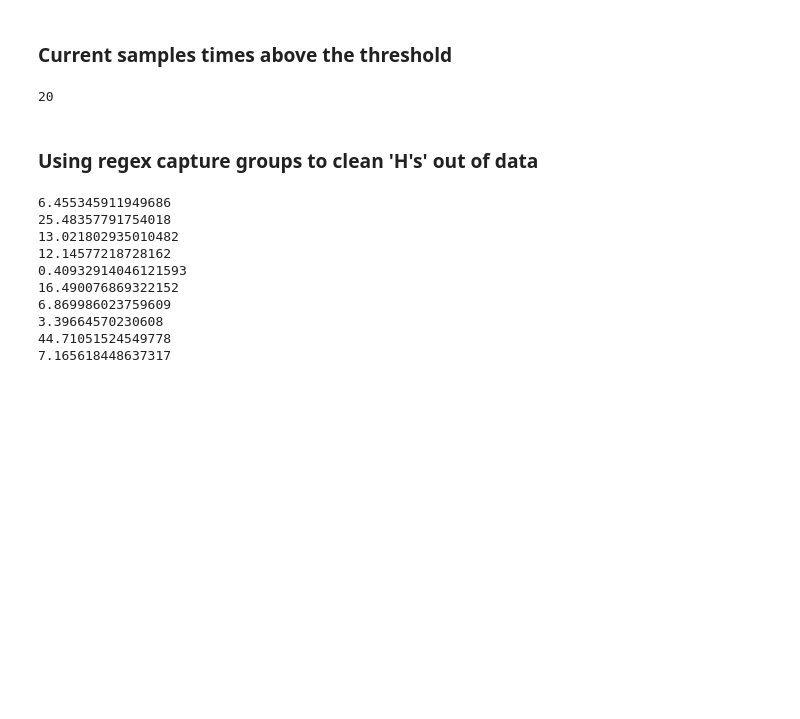
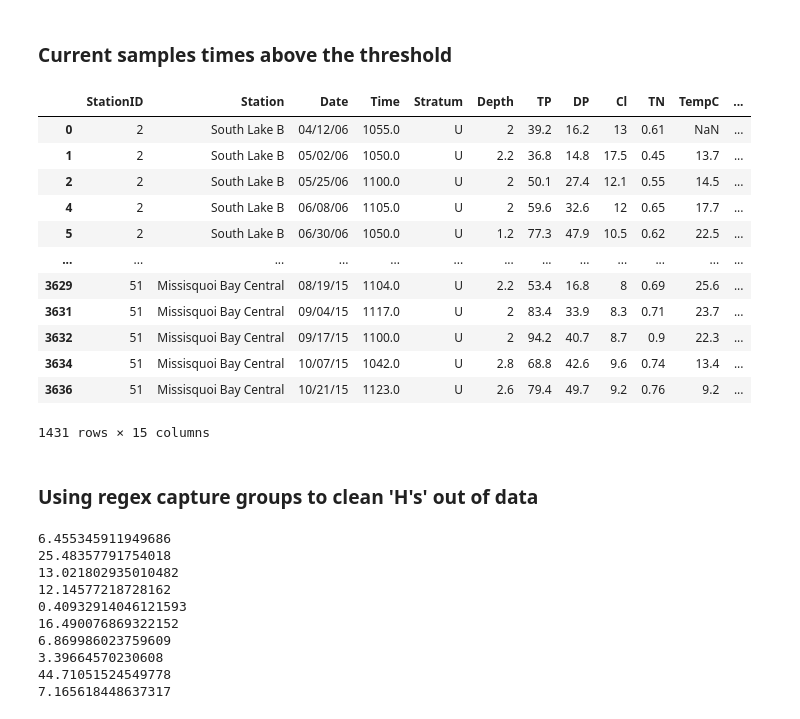
Before and after one commit to timolary/cyanobac-ml, a Jupyter notebook: Cyanobacteria_SVM.ipynb, the cells around one changed output. Cells and saved outputs as stored; diff of their text form; code cells hidden in the pictures; blank space fills up the shorter version.

```diff
--- a/Cyanobacteria_SVM.ipynb
+++ b/Cyanobacteria_SVM.ipynb
@@ -15,11 +15,23 @@ target[threshold] = 1
 ds1['target'] = pd.Series(target)
 # ds1 = ds1.dropna(axis=0, how='any')
 ds1 = ds1.dropna(axis=0, subset = ['NP_Cya_bio'])
-# %%
-t = np.where(ds1['target'] == 1.0)
-len(ds1.iloc[t])
-# %% [output]
-20
+# %%
+# 1
+ds1
+# %% [output]
+|  | StationID | Station | Date | Time | Stratum | Depth | TP | DP | Cl | TN | TempC | ... |
+| 0 | 2 | South Lake B | 04/12/06 | 1055.0 | U | 2 | 39.2 | 16.2 | 13 | 0.61 | NaN | ... |
+| 1 | 2 | South Lake B | 05/02/06 | 1050.0 | U | 2.2 | 36.8 | 14.8 | 17.5 | 0.45 | 13.7 | ... |
+| 2 | 2 | South Lake B | 05/25/06 | 1100.0 | U | 2 | 50.1 | 27.4 | 12.1 | 0.55 | 14.5 | ... |
+| 4 | 2 | South Lake B | 06/08/06 | 1105.0 | U | 2 | 59.6 | 32.6 | 12 | 0.65 | 17.7 | ... |
+| 5 | 2 | South Lake B | 06/30/06 | 1050.0 | U | 1.2 | 77.3 | 47.9 | 10.5 | 0.62 | 22.5 | ... |
+| ... | ... | ... | ... | ... | ... | ... | ... | ... | ... | ... | ... | ... |
+| 3629 | 51 | Missisquoi Bay Central | 08/19/15 | 1104.0 | U | 2.2 | 53.4 | 16.8 | 8 | 0.69 | 25.6 | ... |
+| 3631 | 51 | Missisquoi Bay Central | 09/04/15 | 1117.0 | U | 2 | 83.4 | 33.9 | 8.3 | 0.71 | 23.7 | ... |
+| 3632 | 51 | Missisquoi Bay Central | 09/17/15 | 1100.0 | U | 2 | 94.2 | 40.7 | 8.7 | 0.9 | 22.3 | ... |
+| 3634 | 51 | Missisquoi Bay Central | 10/07/15 | 1042.0 | U | 2.8 | 68.8 | 42.6 | 9.6 | 0.74 | 13.4 | ... |
+| 3636 | 51 | Missisquoi Bay Central | 10/21/15 | 1123.0 | U | 2.6 | 79.4 | 49.7 | 9.2 | 0.76 | 9.2 | ... |
+1431 rows × 15 columns
 # %% [markdown]
 ### Using regex capture groups to clean 'H's' out of data
 # %%
```
Also changed, not shown: parts of 3 cells of this notebook, 8 other files.
